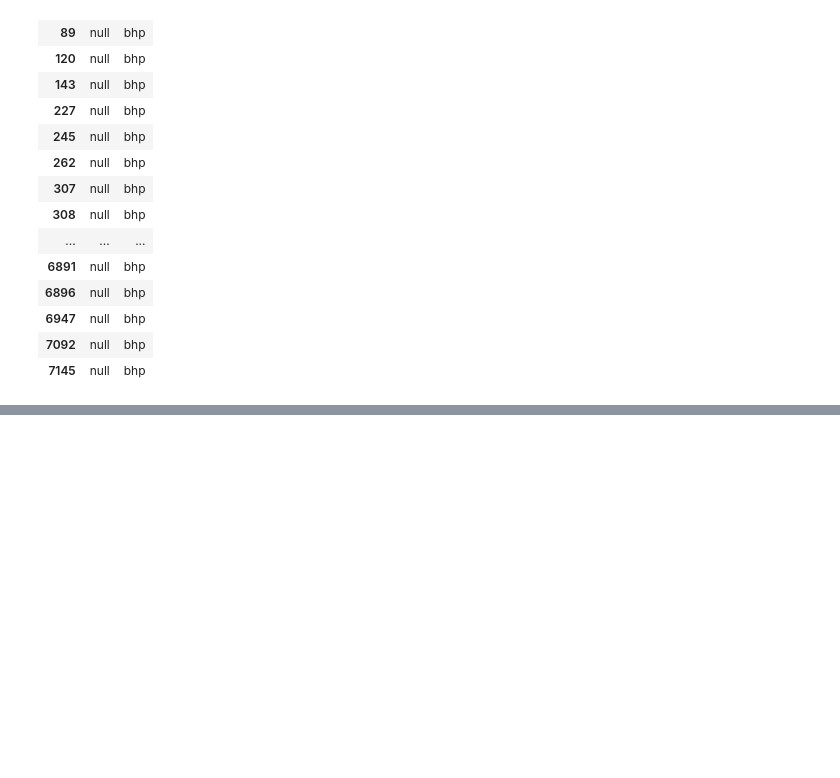
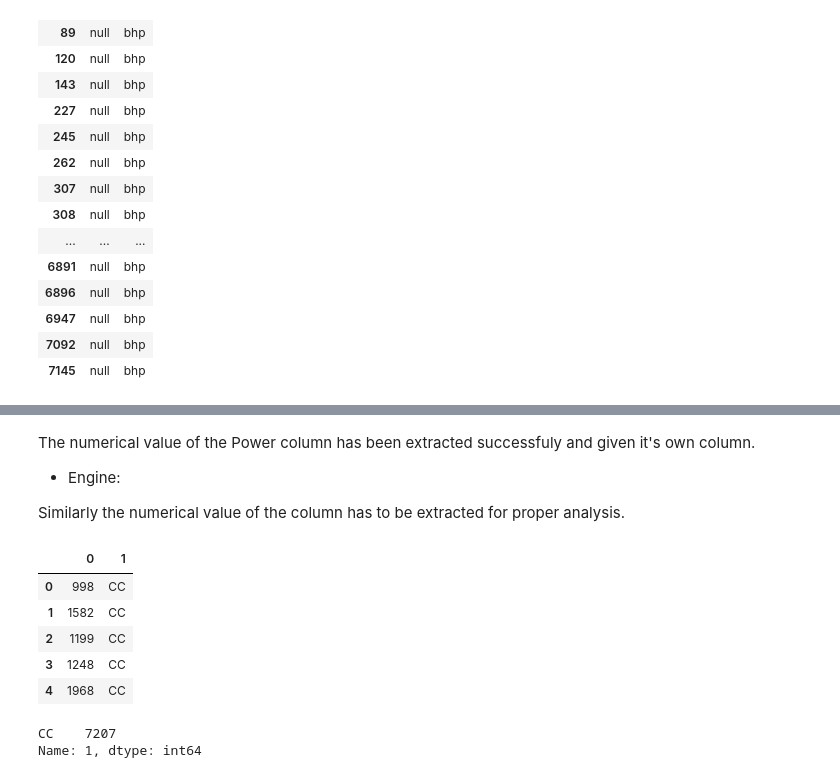
Before and after one commit to Salviz1019/Used-Car-Pricing-Model, a Jupyter notebook: Used Car Model - Supervised Learning.ipynb, the cells around one changed output, grey strips where cells are left out. Saved outputs shown, nothing was run; the diff lists cells and outputs as text; code cells hidden in the pictures; blank space fills up the shorter version.

Commit message:
Update Used Car Model - Supervised Learning.ipynb
Finalized processing the data, started the process of feature engineering

```diff
--- a/Used Car Model - Supervised Learning.ipynb
+++ b/Used Car Model - Supervised Learning.ipynb
@@ -186,3 +186,24 @@ db.head()
 | 2 | 2 | Honda Jazz V | Chennai | 2011 | 46000 | Petrol | Manual | First | 18.2 kmpl | ... |
 | 3 | 3 | Maruti Ertiga VDI | Chennai | 2012 | 87000 | Diesel | Manual | First | 20.77 kmpl | ... |
 | 4 | 4 | Audi A4 New 2.0 TDI Multitronic | Coimbatore | 2013 | 40670 | Diesel | Automatic | Second | 15.2 kmpl | ... |
+# %% [markdown]
+The numerical value of the Power column has been extracted successfuly and given it's own column.
+
+- Engine:
+
+Similarly the numerical value of the column has to be extracted for proper analysis.
+# %%
+db_engine = db["Engine"].str.split(" ", expand=True)
+db_engine.head()
+# %% [output]
+|  | 0 | 1 |
+| 0 | 998 | CC |
+| 1 | 1582 | CC |
+| 2 | 1199 | CC |
+| 3 | 1248 | CC |
+| 4 | 1968 | CC |
+# %%
+db_engine[1].value_counts()
+# %% [output]
+CC    7207
+Name: 1, dtype: int64
```
Also changed, not shown: parts of 7 cells of this notebook.
